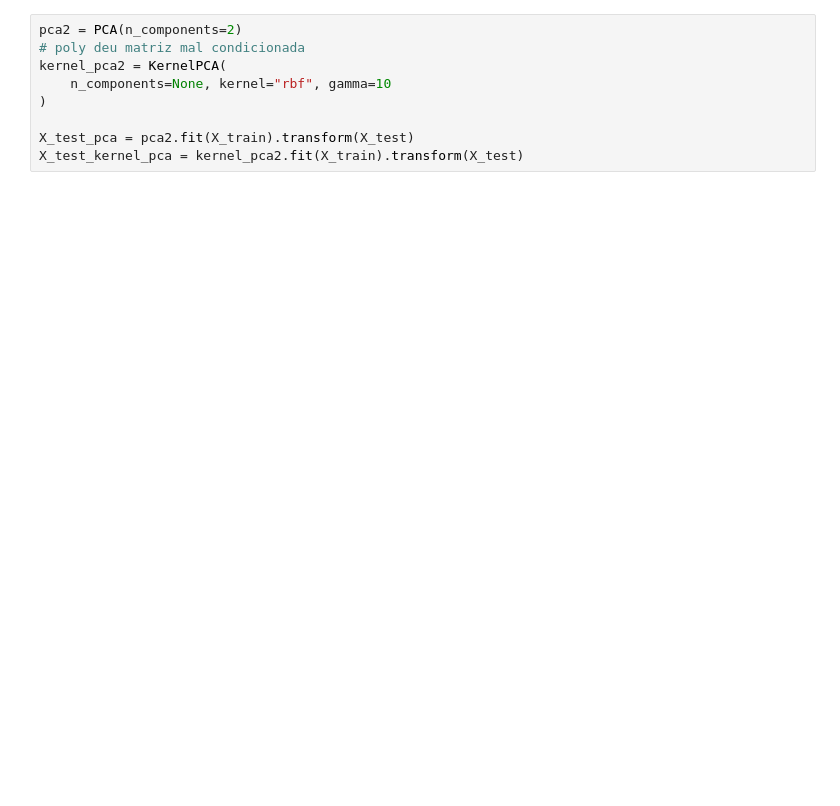
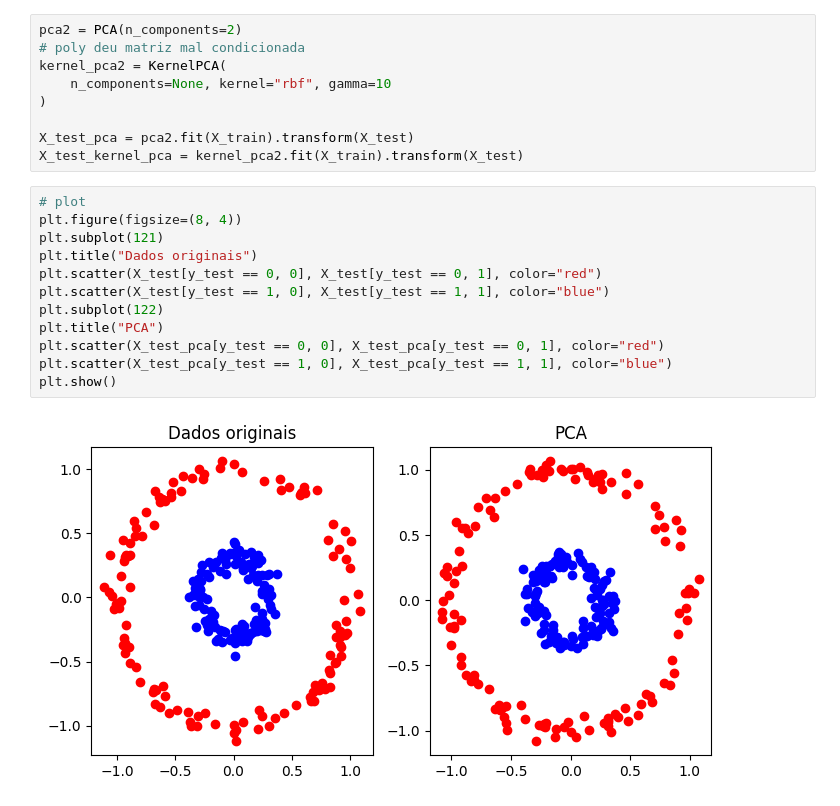
Before and after one commit to Salies/posmac-alcd, a Jupyter notebook: Aula 10/pca.ipynb, the cells around one changed output. Saved outputs shown, nothing was run; the diff lists cells and outputs as text; blank space fills up the shorter version.

```diff
--- a/Aula 10/pca.ipynb
+++ b/Aula 10/pca.ipynb
@@ -56,3 +77,17 @@ kernel_pca2 = KernelPCA(
 
 X_test_pca = pca2.fit(X_train).transform(X_test)
 X_test_kernel_pca = kernel_pca2.fit(X_train).transform(X_test)
+# %%
+# plot
+plt.figure(figsize=(8, 4))
+plt.subplot(121)
+plt.title("Dados originais")
+plt.scatter(X_test[y_test == 0, 0], X_test[y_test == 0, 1], color="red")
+plt.scatter(X_test[y_test == 1, 0], X_test[y_test == 1, 1], color="blue")
+plt.subplot(122)
+plt.title("PCA")
+plt.scatter(X_test_pca[y_test == 0, 0], X_test_pca[y_test == 0, 1], color="red")
+plt.scatter(X_test_pca[y_test == 1, 0], X_test_pca[y_test == 1, 1], color="blue")
+plt.show()
+# %% [output]
+[figure, added]
```
Also changed, not shown: parts of 13 cells of this notebook.
